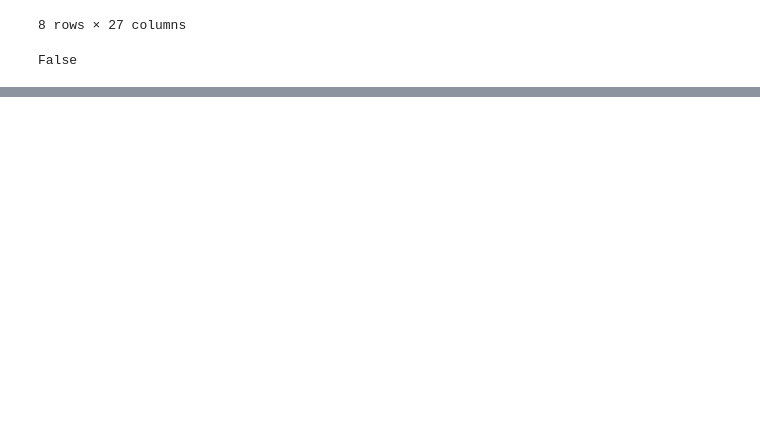
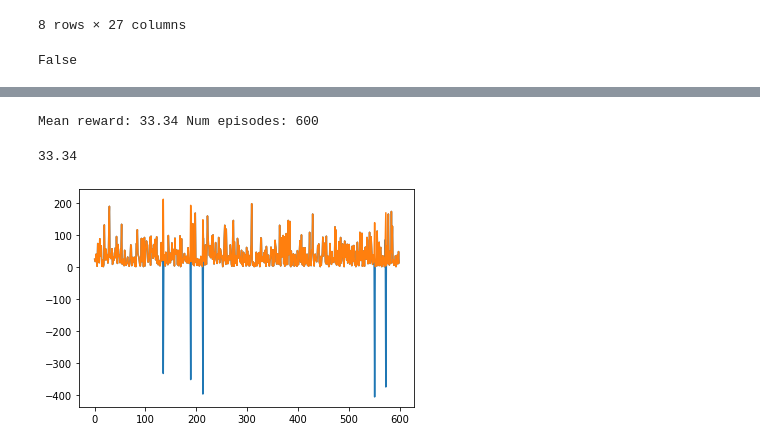
Before and after one commit to olestole/Turbine-RUL-RL, a Jupyter notebook: turbine-rul-rl.ipynb, the cells around one changed output, grey strips where cells are left out. Saved outputs shown, nothing was run; the diff lists cells and outputs as text; code cells hidden in the pictures; blank space fills up the shorter version.

```diff
--- a/turbine-rul-rl.ipynb
+++ b/turbine-rul-rl.ipynb
@@ -276,0 +182,2 @@ print_scores(scores)
+# %%
+model.learn(total_timesteps=10000, log_interval = 10)
@@ -276,0 +205,6 @@ print_scores(scores)
+# %%
+evaluate(model, env, 600)
+# %% [output]
+Mean reward: 33.34 Num episodes: 600
+33.34
+[figure, added]
```
Also changed, not shown: parts of 23 cells of this notebook, 1 other file.
